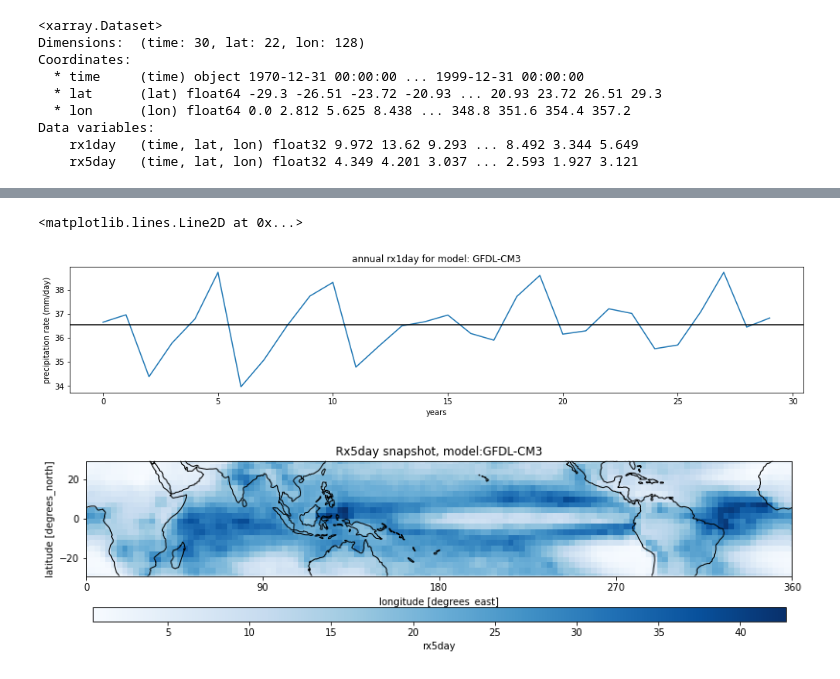
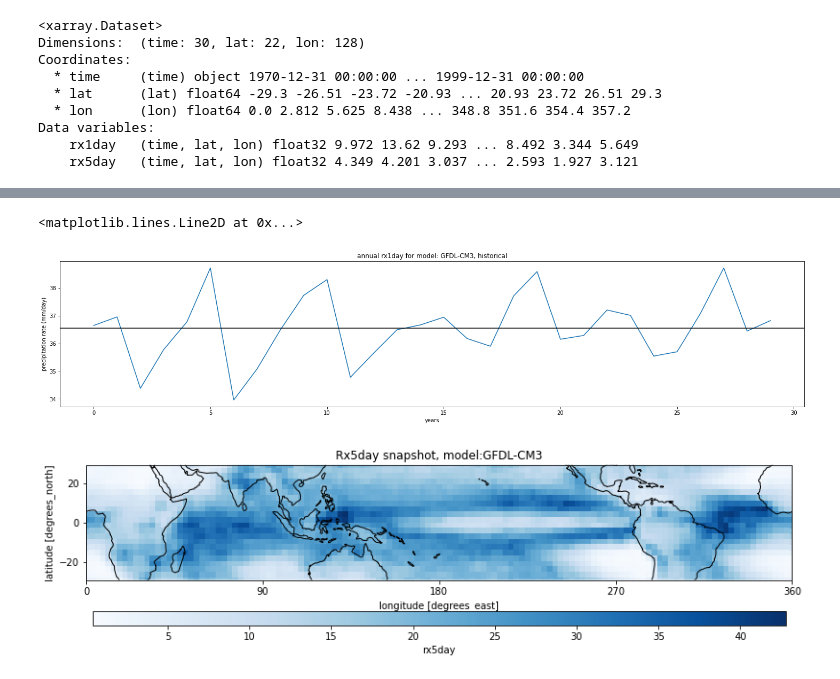
Before and after one commit to PBlackberg/phd, a Jupyter notebook: cmip5_scripts/pr_extremes.ipynb, the cells around one changed output, grey strips where cells are left out. Drawn from its saved outputs; the diff is of its cells as text; code cells hidden in the pictures.

```diff
--- a/cmip5_scripts/pr_extremes.ipynb
+++ b/cmip5_scripts/pr_extremes.ipynb
@@ -30,12 +30,10 @@ from cmip5_metrics.funcs.vars.myFuncs import *
 from cmip5_metrics.funcs.vars.myPlots import *
 from cmip5_metrics.funcs.prFuncs import *
 from cmip5_metrics.funcs.aggFuncs import *
-#import constructed_fields
 
 import timeit
 
 switch = {
     'local_files': True,
     'nci_files': False,
-    'constructed_fields': False
 }
@@ -143,14 +113,13 @@ plot_snapshot(rxday.rx1day.mean(dim='time'), 'Blues', 'Rx1day', model)
 # %%
-plt.figure(figsize= (17,3))
+plt.figure(figsize= (25,5))
 plt.plot(rxday.rx1day.weighted(np.cos(np.deg2rad(precip.lat))).mean(dim=('lat','lon')))
-plt.title('annual rx1day for model: ' + model)
+plt.title('annual rx1day for model: ' + model + ', ' + experiment)
 plt.ylabel('precipitation rate (mm/day)')
 plt.xlabel('years')
-plt.xlabel('years')
 plt.axhline(y=rxday.rx1day.weighted(np.cos(np.deg2rad(precip.lat))).mean(dim=('time','lat','lon')), color='k')
 # %% [output]
 <matplotlib.lines.Line2D at 0x...>
-[figure, old version]
+[figure, new version]
 # %%
 plot_snapshot(rxday.rx5day.mean(dim='time'), 'Blues', 'Rx5day', model)
 # %% [output]
```
Also changed, not shown: parts of 36 cells of this notebook, 14 other files.
